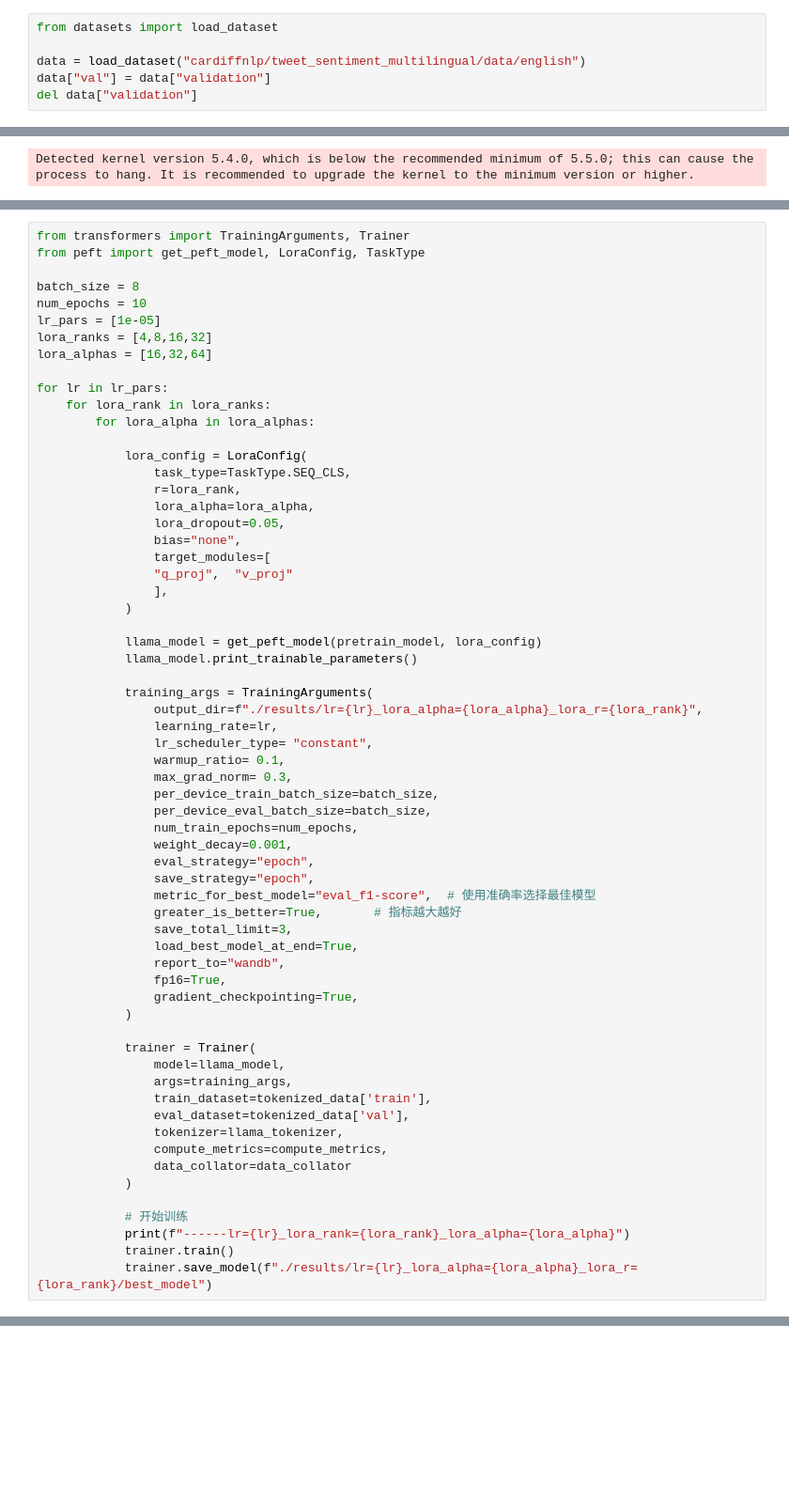
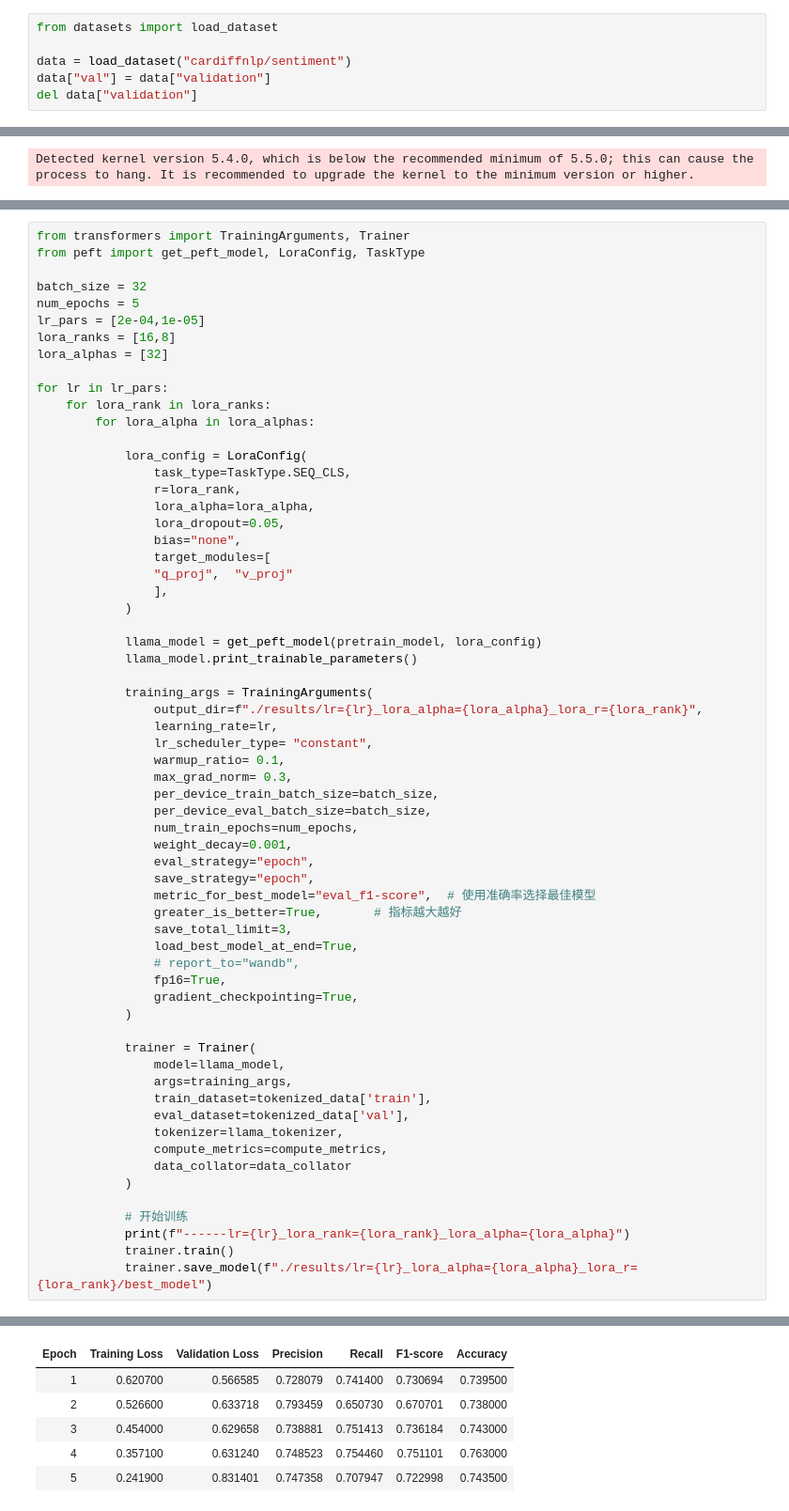
Before and after one commit to Zhenyi-Q/Cross-Partisan-Interaction-Analysis-on-Twitter-X, a Jupyter notebook: llama3.1-8B_lora.ipynb, the cells around one changed output, grey strips where cells are left out. Shown: that part at 94% size. Cells and saved outputs as stored; diff of their text form; blank space fills up the shorter version.

```diff
--- a/llama3.1-8B_lora.ipynb
+++ b/llama3.1-8B_lora.ipynb
@@ -3,6 +3,6 @@
 # %%
 from datasets import load_dataset
 
-data = load_dataset("cardiffnlp/tweet_sentiment_multilingual/data/english")
+data = load_dataset("cardiffnlp/sentiment")
 data["val"] = data["validation"]
 del data["validation"]
@@ -171,11 +194,11 @@ TrainOutput(global_step=1150, training_loss=0.5121667812181556, metrics={'train_
 from transformers import TrainingArguments, Trainer
 from peft import get_peft_model, LoraConfig, TaskType
 
-batch_size = 8
-num_epochs = 10
-lr_pars = [1e-05]
-lora_ranks = [4,8,16,32]
-lora_alphas = [16,32,64]
+batch_size = 32
+num_epochs = 5
+lr_pars = [2e-04,1e-05]
+lora_ranks = [16,8]
+lora_alphas = [32]
 
 for lr in lr_pars:
     for lora_rank in lora_ranks:
@@ -211,7 +234,7 @@ for lr in lr_pars:
                 greater_is_better=True,       # 指标越大越好
                 save_total_limit=3,
                 load_best_model_at_end=True,
-                report_to="wandb",
+                # report_to="wandb",
                 fp16=True,
                 gradient_checkpointing=True,
             )
@@ -245,0 +265,6 @@ View run at https://wandb.ai/zhenyiq-federal-student-aid/huggingface/runs/ddfkse
+| Epoch | Training Loss | Validation Loss | Precision | Recall | F1-score | Accuracy |
+| 1 | 0.620700 | 0.566585 | 0.728079 | 0.741400 | 0.730694 | 0.739500 |
+| 2 | 0.526600 | 0.633718 | 0.793459 | 0.650730 | 0.670701 | 0.738000 |
+| 3 | 0.454000 | 0.629658 | 0.738881 | 0.751413 | 0.736184 | 0.743000 |
+| 4 | 0.357100 | 0.631240 | 0.748523 | 0.754460 | 0.751101 | 0.763000 |
+| 5 | 0.241900 | 0.831401 | 0.747358 | 0.707947 | 0.722998 | 0.743500 |
```
Also changed, not shown: parts of 34 cells of this notebook, 6 other files.
